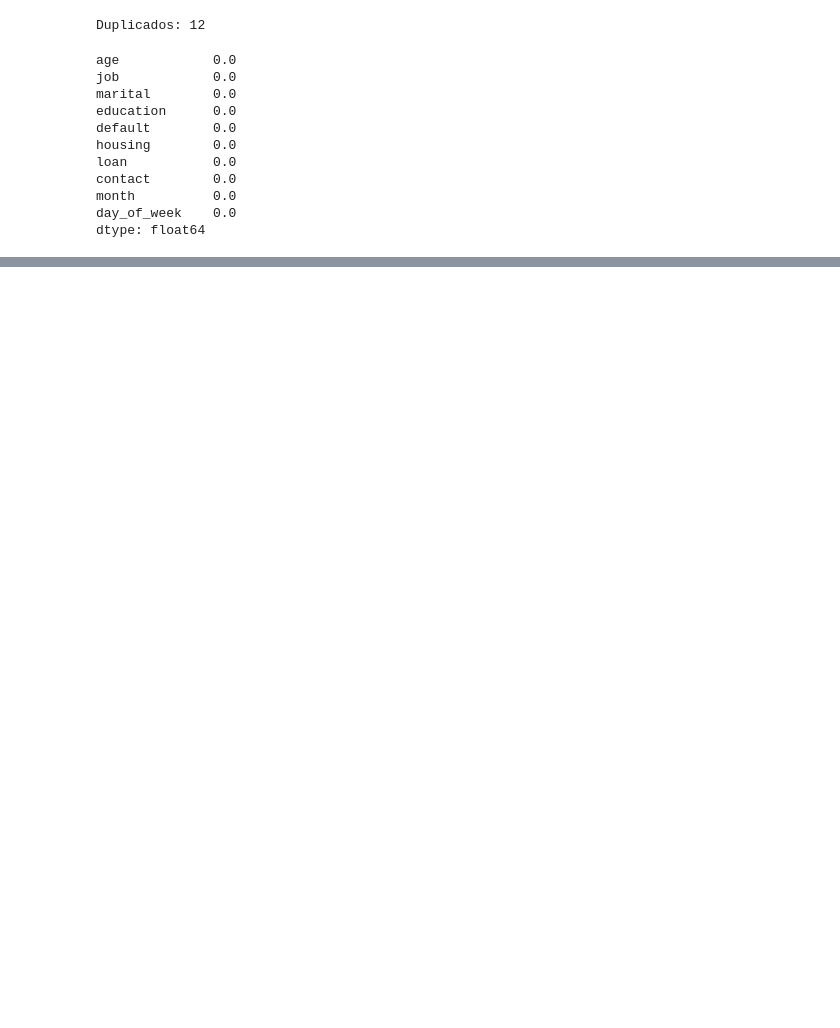
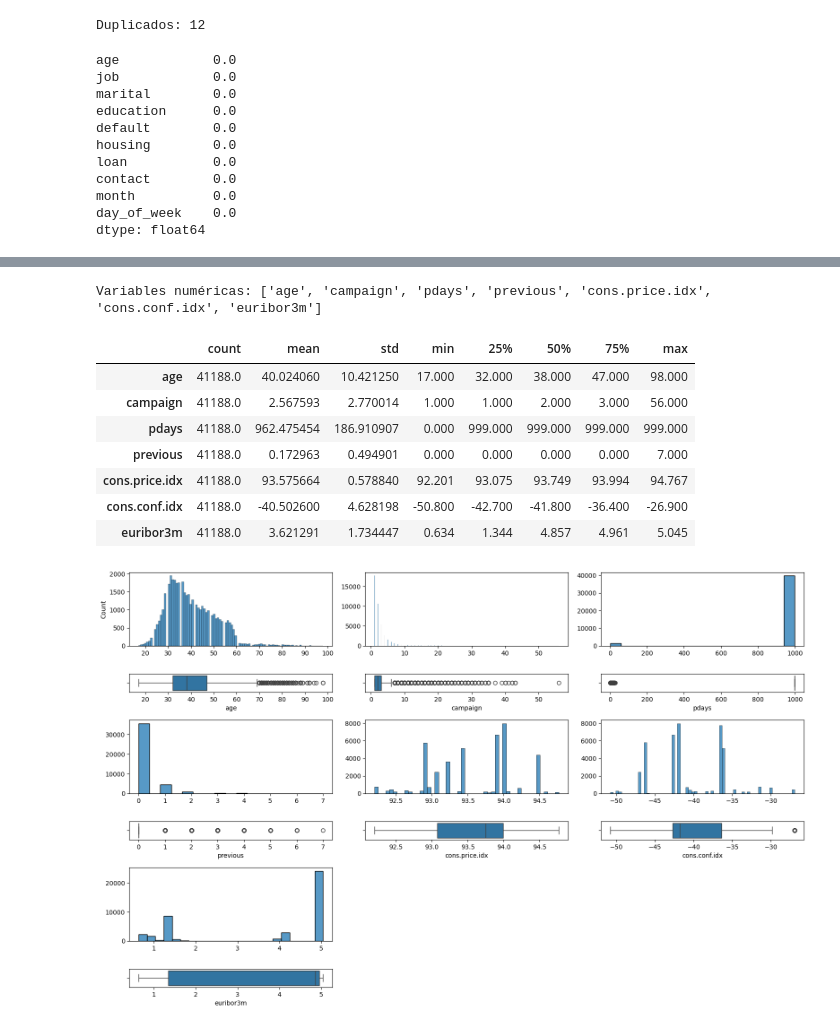
Before and after one commit to 4GeeksAcademy/carlos-gondelles-proyecto-regresion-logistica, a Jupyter notebook: src/explore.ipynb, the cells around one changed output, grey strips where cells are left out. Drawn from its saved outputs; the diff is of its cells as text; code cells hidden in the pictures; blank space fills up the shorter version.

```diff
--- a/src/explore.ipynb
+++ b/src/explore.ipynb
@@ -243,2 +162,0 @@ La variable "duration" solo se conoce después de la llamada, no sirve para pred
-# %%
-df = df.drop(columns=['duration'])
@@ -252,0 +184,14 @@ Conclusiones:
+# %%
+# Columnas poco útiles para un modelo de precio (identificadores, texto libre, fechas)
+cols_to_drop = ['duration', 'emp.var.rate', 'nr.employed']
+
+print("Shape antes del drop:", df.shape)
+
+df = df.drop(columns=cols_to_drop)
+
+print("Shape después del drop:", df.shape)
+print("Columnas restantes:", list(df.columns))
+
+# Revisar de nuevo nulos tras el drop
+print("\nValores nulos por columna (tras drop):")
+print(df.isnull().sum())
@@ -252,0 +237,58 @@ Conclusiones:
+# %%
+# Copia para EDA (posible filtrado de outliers extremos)
+df_eda = df.copy()
+
+fig, axis = plt.subplots(6, 3, figsize = (16, 10), gridspec_kw={'height_ratios': [4, 1, 4, 1, 4, 1]})
+
+# Selección de variables numéricas
+num_cols = df_eda.select_dtypes(include=['int64', 'float64']).columns.tolist()
+print("Variables numéricas:", num_cols)
+
+# Resumen estadístico
+display(df_eda[num_cols].describe().T)
+
+# Crear una figura múltiple con histogramas y diagramas de caja
+
+sns.histplot(ax = axis[0, 0], data = df_eda, x = "age").set(xlabel = None)
+sns.boxplot(ax = axis[1, 0], data = df_eda, x = "age")
+
+sns.histplot(ax = axis[0, 1], data = df_eda, x = "campaign").set(xlabel = None, ylabel = None)
+sns.boxplot(ax = axis[1, 1], data = df_eda, x = "campaign")
+
+sns.histplot(ax = axis[0, 2], data = df_eda, x = "pdays").set(xlabel = None, ylabel = None)
+sns.boxplot(ax = axis[1, 2], data = df_eda, x = "pdays")
+
+sns.histplot(ax = axis[2, 0], data = df_eda, x = "previous").set(xlabel = None, ylabel = None)
+sns.boxplot(ax = axis[3, 0], data = df_eda, x = "previous")
+
+sns.histplot(ax = axis[2, 1], data = df_eda, x = "cons.price.idx").set(xlabel = None, ylabel = None)
+sns.boxplot(ax = axis[3, 1], data = df_eda, x = "cons.price.idx")
+
+sns.histplot(ax = axis[2, 2], data = df_eda, x = "cons.conf.idx").set(xlabel = None, ylabel = None)
+sns.boxplot(ax = axis[3, 2], data = df_eda, x = "cons.conf.idx")
+
+sns.histplot(ax = axis[4, 0], data = df_eda, x = "euribor3m").set(xlabel = None, ylabel = None)
+sns.boxplot(ax = axis[5, 0], data = df_eda, x = "euribor3m")
+
+fig.delaxes(axis[4, 1])
+fig.delaxes(axis[5, 1])
+
+fig.delaxes(axis[4, 2])
+fig.delaxes(axis[5, 2])
+
+# Ajustar el layout
+plt.tight_layout()
+
+# Mostrar el plot
+plt.show()
+# %% [output]
+Variables numéricas: ['age', 'campaign', 'pdays', 'previous', 'cons.price.idx', 'cons.conf.idx', 'euribor3m']
+|  | count | mean | std | min | 25% | 50% | 75% | max |
+| age | 41188.0 | 40.024060 | 10.421250 | 17.000 | 32.000 | 38.000 | 47.000 | 98.000 |
+| campaign | 41188.0 | 2.567593 | 2.770014 | 1.000 | 1.000 | 2.000 | 3.000 | 56.000 |
+| pdays | 41188.0 | 962.475454 | 186.910907 | 0.000 | 999.000 | 999.000 | 999.000 | 999.000 |
+| previous | 41188.0 | 0.172963 | 0.494901 | 0.000 | 0.000 | 0.000 | 0.000 | 7.000 |
+| cons.price.idx | 41188.0 | 93.575664 | 0.578840 | 92.201 | 93.075 | 93.749 | 93.994 | 94.767 |
+| cons.conf.idx | 41188.0 | -40.502600 | 4.628198 | -50.800 | -42.700 | -41.800 | -36.400 | -26.900 |
+| euribor3m | 41188.0 | 3.621291 | 1.734447 | 0.634 | 1.344 | 4.857 | 4.961 | 5.045 |
+[figure, added]
```
Also changed, not shown: parts of 80 cells of this notebook, 14 other files.
